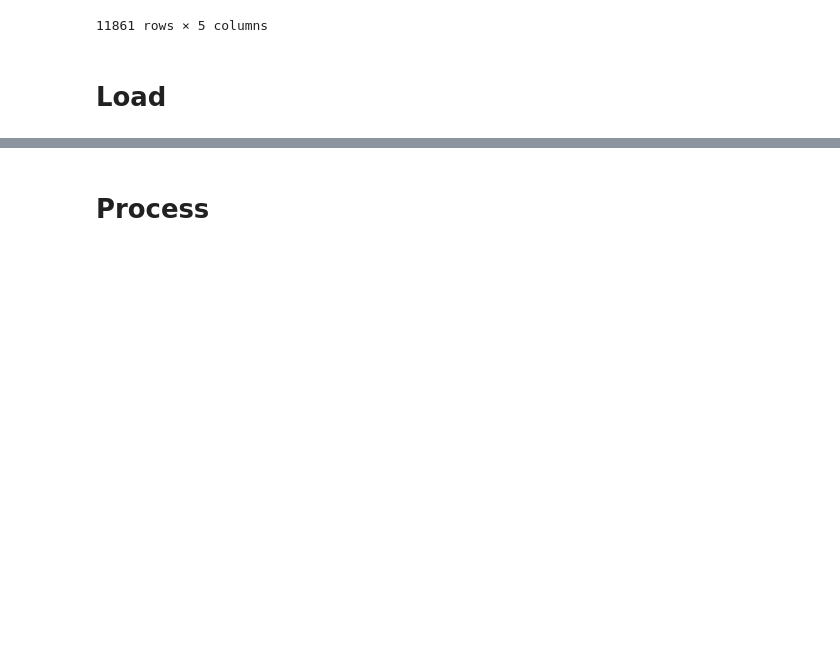
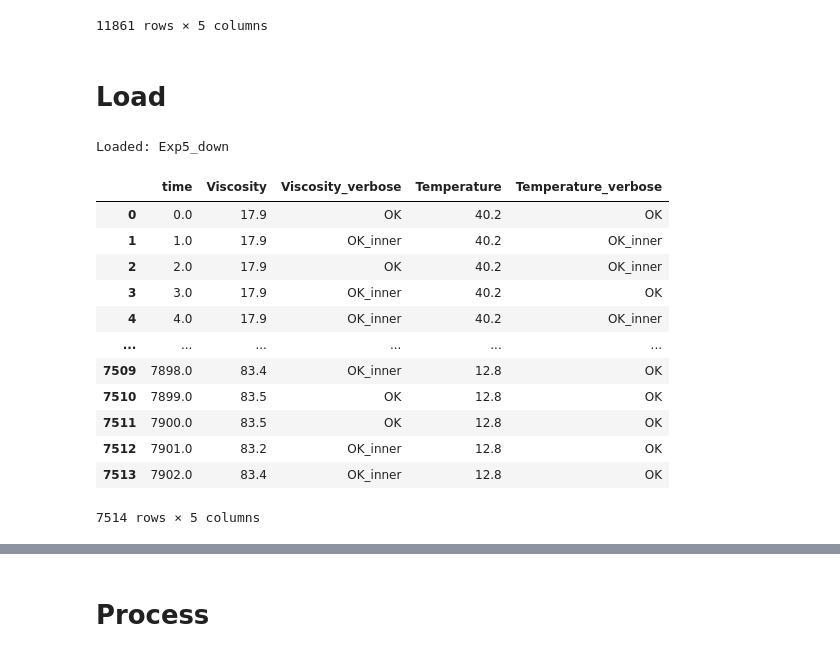
Before and after one commit to EnglishBeach/Diplom-work, a Jupyter notebook: plots.ipynb, the cells around one changed output, grey strips where cells are left out. Saved outputs shown, nothing was run; the diff lists cells and outputs as text; code cells hidden in the pictures; blank space fills up the shorter version.

Commit message:
add loads

```diff
--- a/plots.ipynb
+++ b/plots.ipynb
@@ -208,4 +230,19 @@ df.dropna().to_csv(f'{folder_path}\{data_name}', index=0)
 # Load
 # %%
 a = Container()
-a.load('Experiments\MultiplyTemperature\Exp2(5)\AData_Exp2_up.csv')
+a.load_csv('Experiments\MultiplyTemperature\Exp5(12.5)\Exp5_down.csv')
+# %% [output]
+Loaded: Exp5_down
+|  | time | Viscosity | Viscosity_verbose | Temperature | Temperature_verbose |
+| 0 | 0.0 | 17.9 | OK | 40.2 | OK |
+| 1 | 1.0 | 17.9 | OK_inner | 40.2 | OK_inner |
+| 2 | 2.0 | 17.9 | OK | 40.2 | OK_inner |
+| 3 | 3.0 | 17.9 | OK_inner | 40.2 | OK |
+| 4 | 4.0 | 17.9 | OK_inner | 40.2 | OK_inner |
+| ... | ... | ... | ... | ... | ... |
+| 7509 | 7898.0 | 83.4 | OK_inner | 12.8 | OK |
+| 7510 | 7899.0 | 83.5 | OK | 12.8 | OK |
+| 7511 | 7900.0 | 83.5 | OK | 12.8 | OK |
+| 7512 | 7901.0 | 83.2 | OK_inner | 12.8 | OK |
+| 7513 | 7902.0 | 83.4 | OK_inner | 12.8 | OK |
+7514 rows × 5 columns
```
Also changed, not shown: parts of 17 cells of this notebook.
